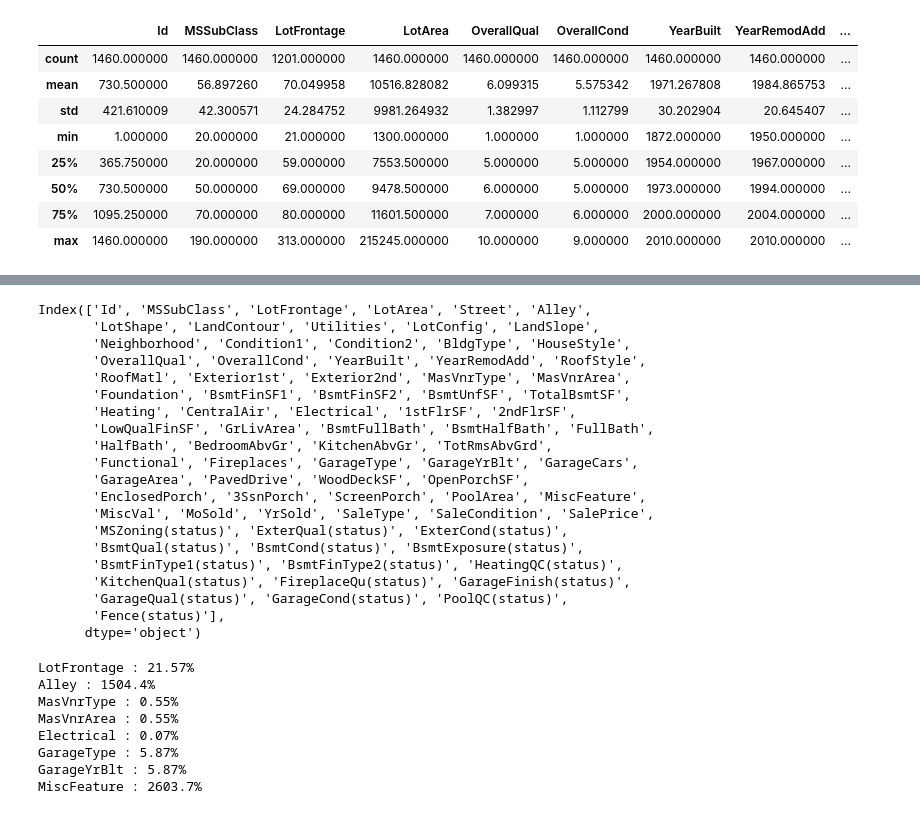
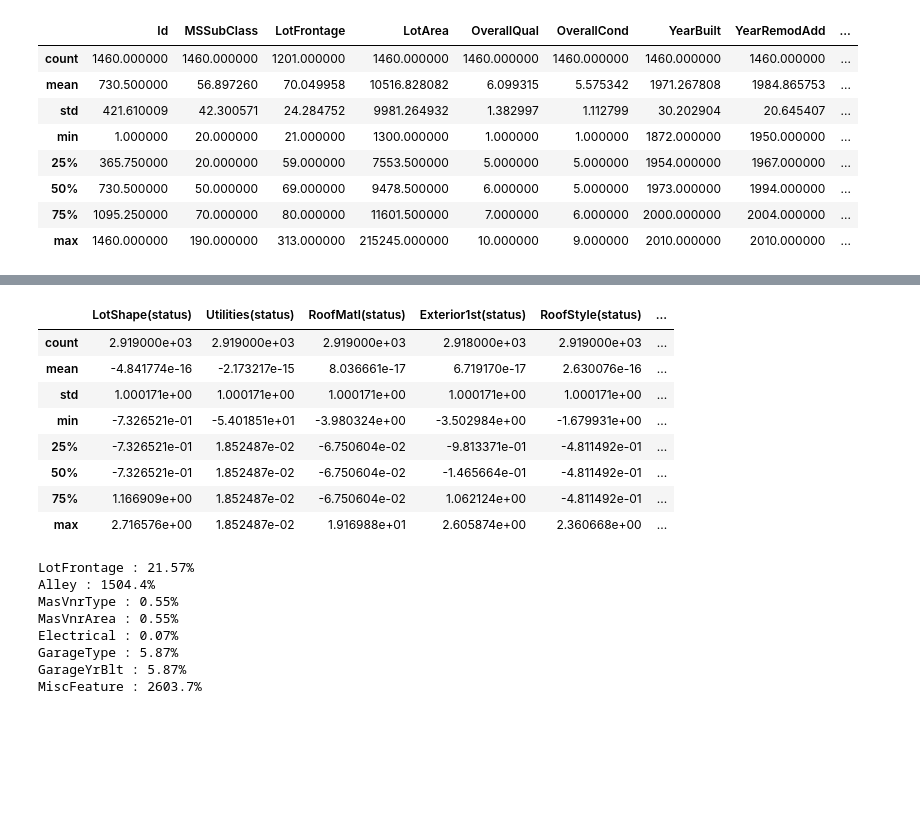
Before and after one commit to dlsdnjs96/Machine_Learning, a Jupyter notebook: HousePrices.ipynb, the cells around one changed output, grey strips where cells are left out. Cells and saved outputs as stored; diff of their text form; code cells hidden in the pictures; blank space fills up the shorter version.

```diff
--- a/HousePrices.ipynb
+++ b/HousePrices.ipynb
@@ -261,23 +277,37 @@ IndexError: ignored
-# %%
-all_data.columns
-# %% [output]
-Index(['Id', 'MSSubClass', 'LotFrontage', 'LotArea', 'Street', 'Alley',
-       'LotShape', 'LandContour', 'Utilities', 'LotConfig', 'LandSlope',
-       'Neighborhood', 'Condition1', 'Condition2', 'BldgType', 'HouseStyle',
-       'OverallQual', 'OverallCond', 'YearBuilt', 'YearRemodAdd', 'RoofStyle',
-       'RoofMatl', 'Exterior1st', 'Exterior2nd', 'MasVnrType', 'MasVnrArea',
-       'Foundation', 'BsmtFinSF1', 'BsmtFinSF2', 'BsmtUnfSF', 'TotalBsmtSF',
-       'Heating', 'CentralAir', 'Electrical', '1stFlrSF', '2ndFlrSF',
-       'LowQualFinSF', 'GrLivArea', 'BsmtFullBath', 'BsmtHalfBath', 'FullBath',
-       'HalfBath', 'BedroomAbvGr', 'KitchenAbvGr', 'TotRmsAbvGrd',
-       'Functional', 'Fireplaces', 'GarageType', 'GarageYrBlt', 'GarageCars',
-       'GarageArea', 'PavedDrive', 'WoodDeckSF', 'OpenPorchSF',
-       'EnclosedPorch', '3SsnPorch', 'ScreenPorch', 'PoolArea', 'MiscFeature',
-       'MiscVal', 'MoSold', 'YrSold', 'SaleType', 'SaleCondition', 'SalePrice',
-       'MSZoning(status)', 'ExterQual(status)', 'ExterCond(status)',
-       'BsmtQual(status)', 'BsmtCond(status)', 'BsmtExposure(status)',
-       'BsmtFinType1(status)', 'BsmtFinType2(status)', 'HeatingQC(status)',
-       'KitchenQual(status)', 'FireplaceQu(status)', 'GarageFinish(status)',
-       'GarageQual(status)', 'GarageCond(status)', 'PoolQC(status)',
-       'Fence(status)'],
-      dtype='object')
+# %%
+cols_s = ['LotShape(status)', 'Utilities(status)', 'RoofMatl(status)', 'Exterior1st(status)',
+       'RoofStyle(status)', 'HouseStyle(status)', 'Condition1(status)',
+       'Condition2(status)', 'Neighborhood(status)', 'MasVnrType(status)',
+       'Foundation(status)', 'Exterior2nd(status)', 'GarageType(status)',
+       'MiscFeature(status)', 'SaleType(status)', 'SaleCondition(status)',
+       'Electrical(status)', 'Heating(status)', 'BldgType(status)',
+       'LandSlope(status)', 'LotConfig(status)', 'LandContour(status)',
+       'Alley(status)']
+
+
+#print(all_data[cols_s].describe())
+
+for i in cols_s:
+  ave = all_data.loc[all_data[i] > 0, i].mean()
+  #print(ave)
+  all_data.loc[all_data[i] == 0, i] = ave
+
+
+scaler = StandardScaler()#RobustScaler()
+scaeld_all_data = all_data[cols_s]
+
+scaler.fit(scaeld_all_data)
+scaeld_all_data = scaler.transform(scaeld_all_data)
+scaeld_all_data = pd.DataFrame(scaeld_all_data, columns=cols_s)
+scaeld_all_data.describe()
+#all_data[cols_s].describe()
+# %% [output]
+|  | LotShape(status) | Utilities(status) | RoofMatl(status) | Exterior1st(status) | RoofStyle(status) | ... |
+| count | 2.919000e+03 | 2.919000e+03 | 2.919000e+03 | 2.918000e+03 | 2.919000e+03 | ... |
+| mean | -4.841774e-16 | -2.173217e-15 | 8.036661e-17 | 6.719170e-17 | 2.630076e-16 | ... |
+| std | 1.000171e+00 | 1.000171e+00 | 1.000171e+00 | 1.000171e+00 | 1.000171e+00 | ... |
+| min | -7.326521e-01 | -5.401851e+01 | -3.980324e+00 | -3.502984e+00 | -1.679931e+00 | ... |
+| 25% | -7.326521e-01 | 1.852487e-02 | -6.750604e-02 | -9.813371e-01 | -4.811492e-01 | ... |
+| 50% | -7.326521e-01 | 1.852487e-02 | -6.750604e-02 | -1.465664e-01 | -4.811492e-01 | ... |
+| 75% | 1.166909e+00 | 1.852487e-02 | -6.750604e-02 | 1.062124e+00 | -4.811492e-01 | ... |
+| max | 2.716576e+00 | 1.852487e-02 | 1.916988e+01 | 2.605874e+00 | 2.360668e+00 | ... |
```
Also changed, not shown: parts of 15 cells of this notebook.
